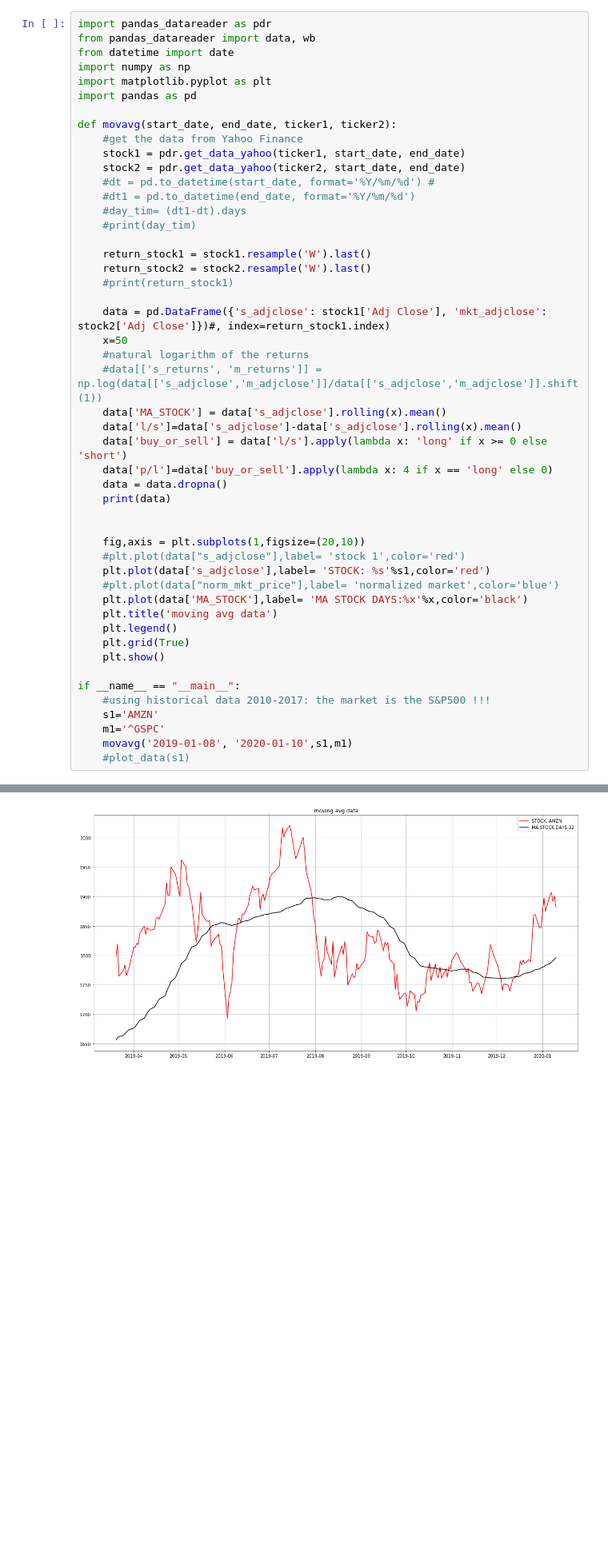
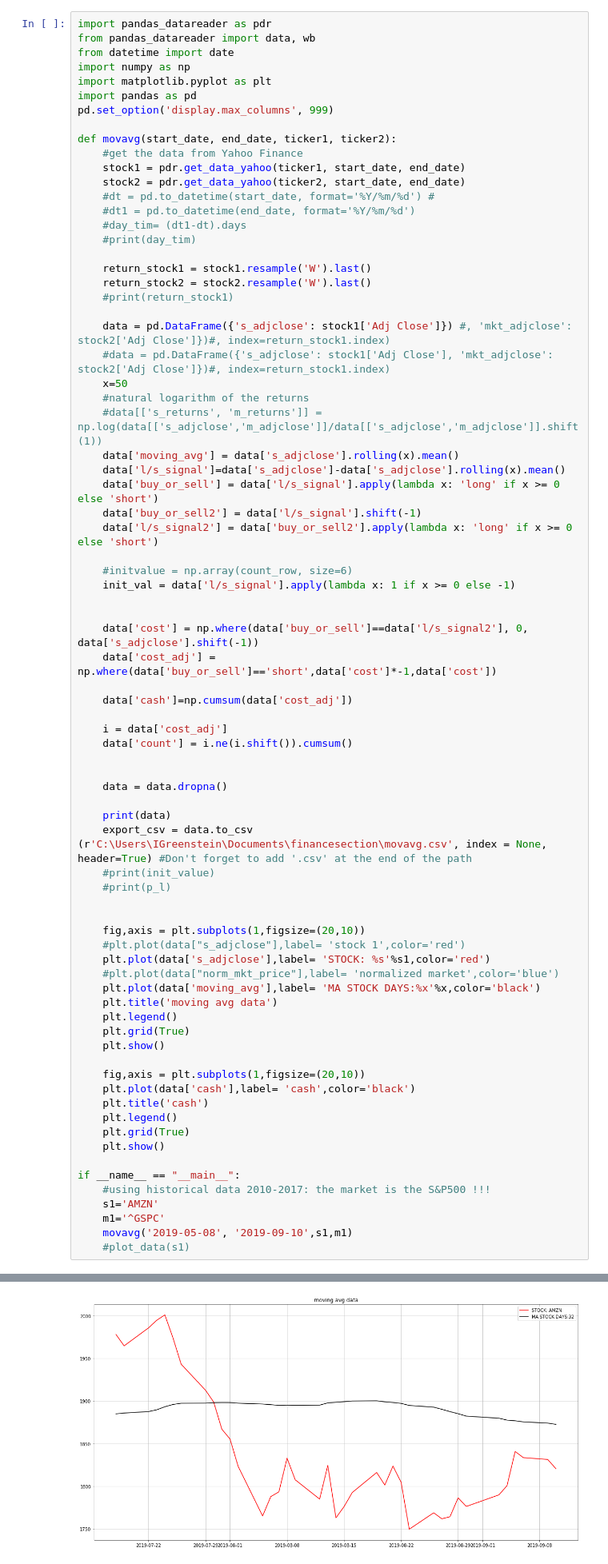
Before and after one commit to igreens1/stocks, a Jupyter notebook: stock_movingavg_test.ipynb, the cells around one changed output, grey strips where cells are left out. Shown: that part at 80% size. Saved outputs shown, nothing was run; the diff lists cells and outputs as text; blank space fills up the shorter version.

```diff
--- a/stock_movingavg_test.ipynb
+++ b/stock_movingavg_test.ipynb
@@ -5,6 +5,7 @@ from datetime import date
 import numpy as np
 import matplotlib.pyplot as plt
 import pandas as pd
+pd.set_option('display.max_columns', 999)
 
 def movavg(start_date, end_date, ticker1, ticker2):
     #get the data from Yahoo Finance
@@ -19,24 +20,51 @@ def movavg(start_date, end_date, ticker1, ticker2):
     return_stock2 = stock2.resample('W').last()
     #print(return_stock1)
 
-    data = pd.DataFrame({'s_adjclose': stock1['Adj Close'], 'mkt_adjclose': stock2['Adj Close']})#, index=return_stock1.index)
+    data = pd.DataFrame({'s_adjclose': stock1['Adj Close']}) #, 'mkt_adjclose': stock2['Adj Close']})#, index=return_stock1.index)
+    #data = pd.DataFrame({'s_adjclose': stock1['Adj Close'], 'mkt_adjclose': stock2['Adj Close']})#, index=return_stock1.index)
     x=50
     #natural logarithm of the returns
     #data[['s_returns', 'm_returns']] = np.log(data[['s_adjclose','m_adjclose']]/data[['s_adjclose','m_adjclose']].shift(1))
-    data['MA_STOCK'] = data['s_adjclose'].rolling(x).mean()
-    data['l/s']=data['s_adjclose']-data['s_adjclose'].rolling(x).mean()
-    data['buy_or_sell'] = data['l/s'].apply(lambda x: 'long' if x >= 0 else 'short')
-    data['p/l']=data['buy_or_sell'].apply(lambda x: 4 if x == 'long' else 0)
+    data['moving_avg'] = data['s_adjclose'].rolling(x).mean()
+    data['l/s_signal']=data['s_adjclose']-data['s_adjclose'].rolling(x).mean()
+    data['buy_or_sell'] = data['l/s_signal'].apply(lambda x: 'long' if x >= 0 else 'short')
+    data['buy_or_sell2'] = data['l/s_signal'].shift(-1)
+    data['l/s_signal2'] = data['buy_or_sell2'].apply(lambda x: 'long' if x >= 0 else 'short')
+
+    #initvalue = np.array(count_row, size=6)
+    init_val = data['l/s_signal'].apply(lambda x: 1 if x >= 0 else -1)
+
+
+    data['cost'] = np.where(data['buy_or_sell']==data['l/s_signal2'], 0, data['s_adjclose'].shift(-1))
+    data['cost_adj'] = np.where(data['buy_or_sell']=='short',data['cost']*-1,data['cost'])
+
+    data['cash']=np.cumsum(data['cost_adj'])
+
+    i = data['cost_adj']
+    data['count'] = i.ne(i.shift()).cumsum()
+
+
     data = data.dropna()
+
     print(data)
+    export_csv = data.to_csv (r'C:\Users\IGreenstein\Documents\financesection\movavg.csv', index = None, header=True) #Don't forget to add '.csv' at the end of the path
+    #print(init_value)
+    #print(p_l)
 
 
     fig,axis = plt.subplots(1,figsize=(20,10))
     #plt.plot(data["s_adjclose"],label= 'stock 1',color='red')
     plt.plot(data['s_adjclose'],label= 'STOCK: %s'%s1,color='red')
     #plt.plot(data["norm_mkt_price"],label= 'normalized market',color='blue')
-    plt.plot(data['MA_STOCK'],label= 'MA STOCK DAYS:%x'%x,color='black')
+    plt.plot(data['moving_avg'],label= 'MA STOCK DAYS:%x'%x,color='black')
     plt.title('moving avg data')
+    plt.legend()
+    plt.grid(True)
+    plt.show()
+
+    fig,axis = plt.subplots(1,figsize=(20,10))
+    plt.plot(data['cash'],label= 'cash',color='black')
+    plt.title('cash')
     plt.legend()
     plt.grid(True)
     plt.show()
@@ -45,6 +73,6 @@ if __name__ == "__main__":
     #using historical data 2010-2017: the market is the S&P500 !!!
     s1='AMZN'
     m1='^GSPC'
-    movavg('2019-01-08', '2020-01-10',s1,m1)
+    movavg('2019-05-08', '2019-09-10',s1,m1)
     #plot_data(s1)
 # %% [output]
@@ -68 +96 @@ Date
-[figure, old version]
+[figure, new version]
```
Also changed, not shown: parts of 1 cell of this notebook.
